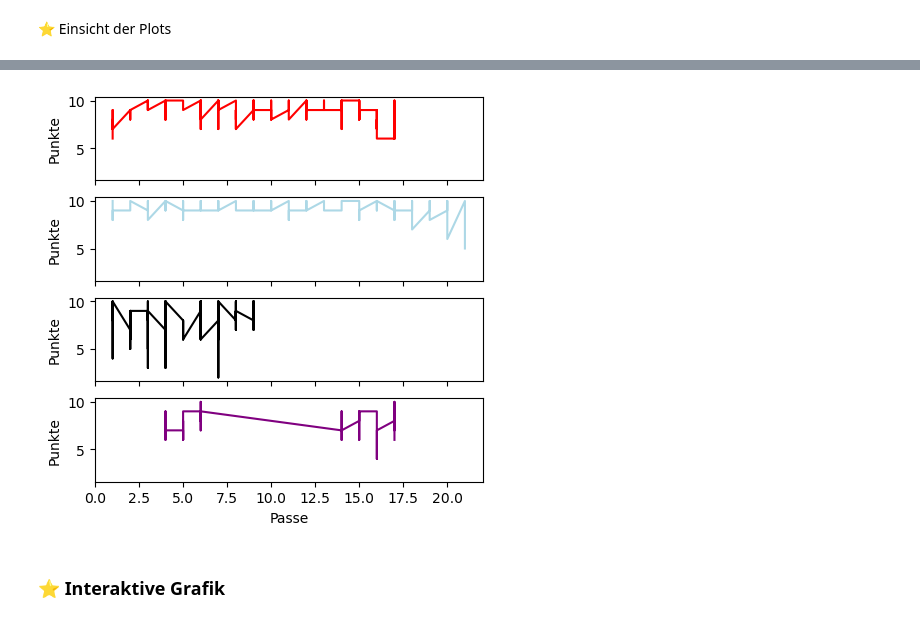
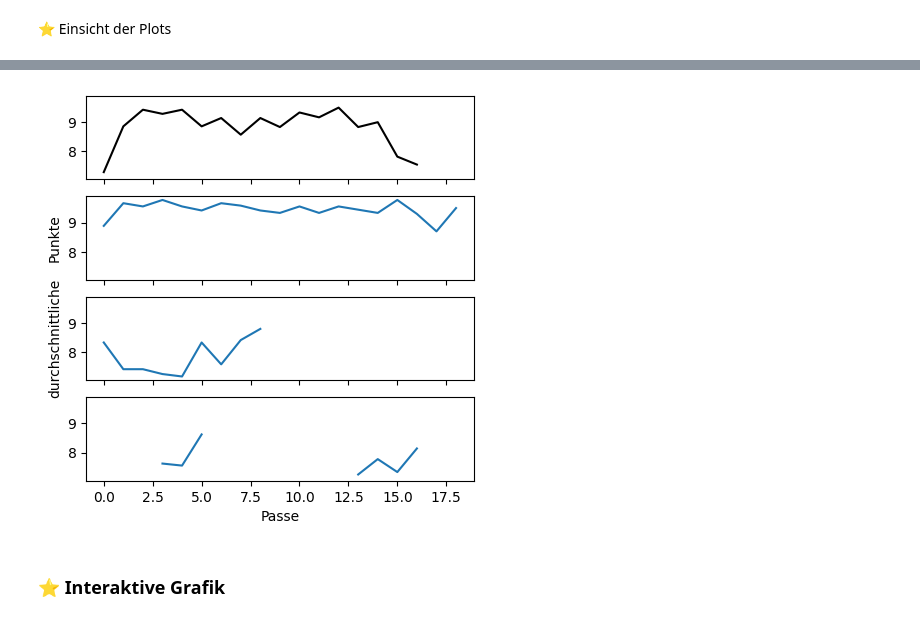
Before and after one commit to tonicodingc/awpj1, a Jupyter notebook: Pfeildaten/23.ipynb, the cells around one changed output, grey strips where cells are left out. Drawn from its saved outputs; the diff is of its cells as text; code cells hidden in the pictures.

```diff
--- a/Pfeildaten/23.ipynb
+++ b/Pfeildaten/23.ipynb
@@ -65,28 +70,36 @@ Soll zeigen ob es eine Rolle spiel wie lange man schon spielt. Das macht die Fun
+# %%
+def averagePointinPasse(arrows):
+
+    averageliste= []
+    for l in range(1,20):
+        average = arrows[arrows["Passe"] == l]
+
+        sum = 0
+        for i in average["Ringe"]:
+            sum = sum + i
+
+        average = sum/average["Ringe"].count()
+        averageliste.append(average)
+    series= pd.Series(averageliste)
+
+    return pd.DataFrame({"Ringe": series.values})
 # %%
 def Trefferpassequote(a1= 0, a2= 0 , a3= 0 , a4= 0 ):
 
-    try:
-        Passe1 = a1["Passe"]
         Ringe1 = a1["Ringe"]
 
-        Passe2 = a2["Passe"]
         Ringe2 = a2["Ringe"]
 
-        Passe3 = a3["Passe"]
         Ringe3 = a3["Ringe"]
 
-        Passe4 = a4["Passe"]
         Ringe4 = a4["Ringe"]
 
         fig, (ax, ax2, ax3, ax4) = plt.subplots(nrows=4, figsize = (5,5), sharex= True,sharey= True)
 
-        ax.plot(Passe1, Ringe1, color = "red")
-        ax2.plot(Passe2, Ringe2, color = "lightblue")
-        ax3.plot(Passe3, Ringe3, color = "black")
-        ax4.plot(Passe4, Ringe4, color = "purple")
+        ax.plot(a1, color = "Black")
+        ax2.plot(a2)
+        ax3.plot(a3)
+        ax4.plot(a4)
         ax4.set_xlabel("Passe")
-        ax4.set_ylabel("Punkte")
-        ax3.set_ylabel("Punkte")
+        ax3.set_ylabel("durchschnittliche")
         ax2.set_ylabel("Punkte")
-        ax.set_ylabel("Punkte")
-    except: print("Die Funktion braucht 4 Datensätze")
@@ -132,7 +131,7 @@ Zielscheibe(arrows4)
 # %%
-Trefferpassequote(arrows1,arrows2,arrows3,arrows4)
+Trefferpassequote(averagePointinPasse(arrows1),averagePointinPasse(arrows2),averagePointinPasse(arrows3),averagePointinPasse(arrows4))
 # %% [output]
-[figure, old version]
+[figure, new version]
 # %% [markdown]
 ### &#11088; Interaktive Grafik
 # %%
```
Also changed, not shown: parts of 9 cells of this notebook.
